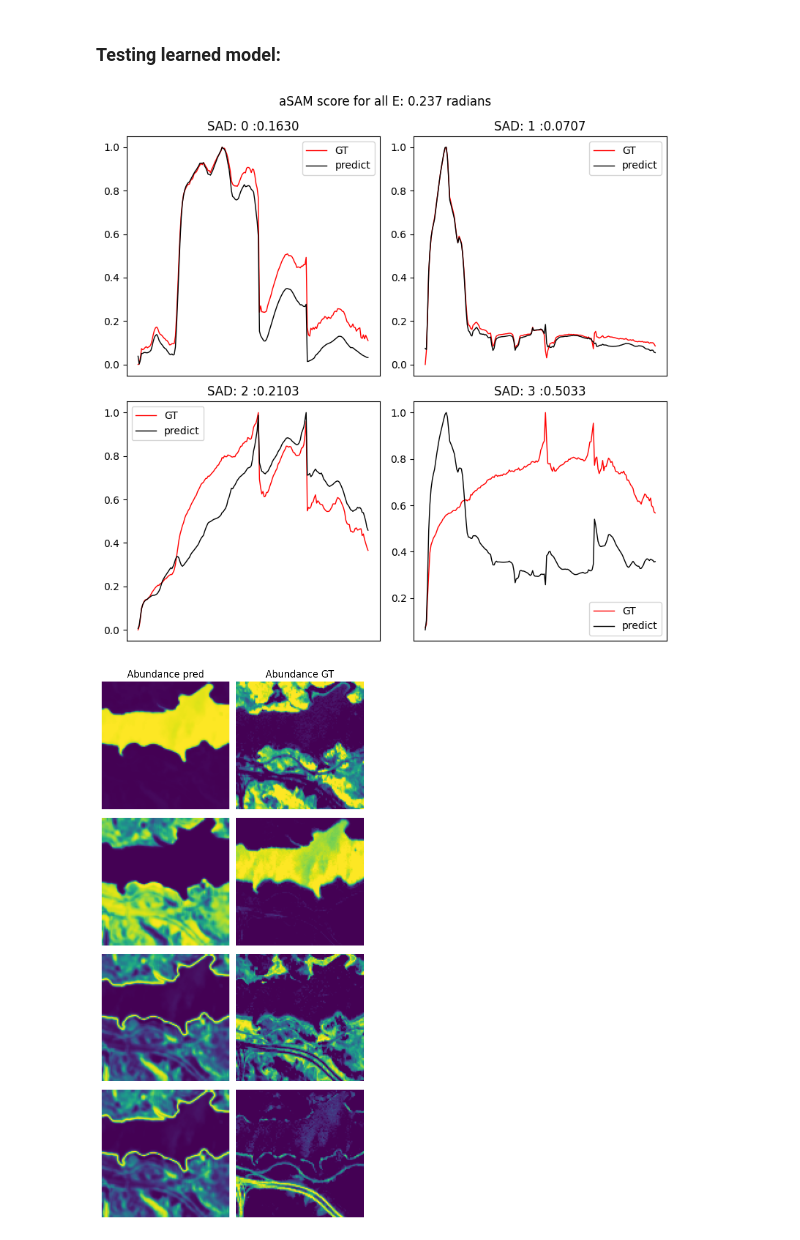
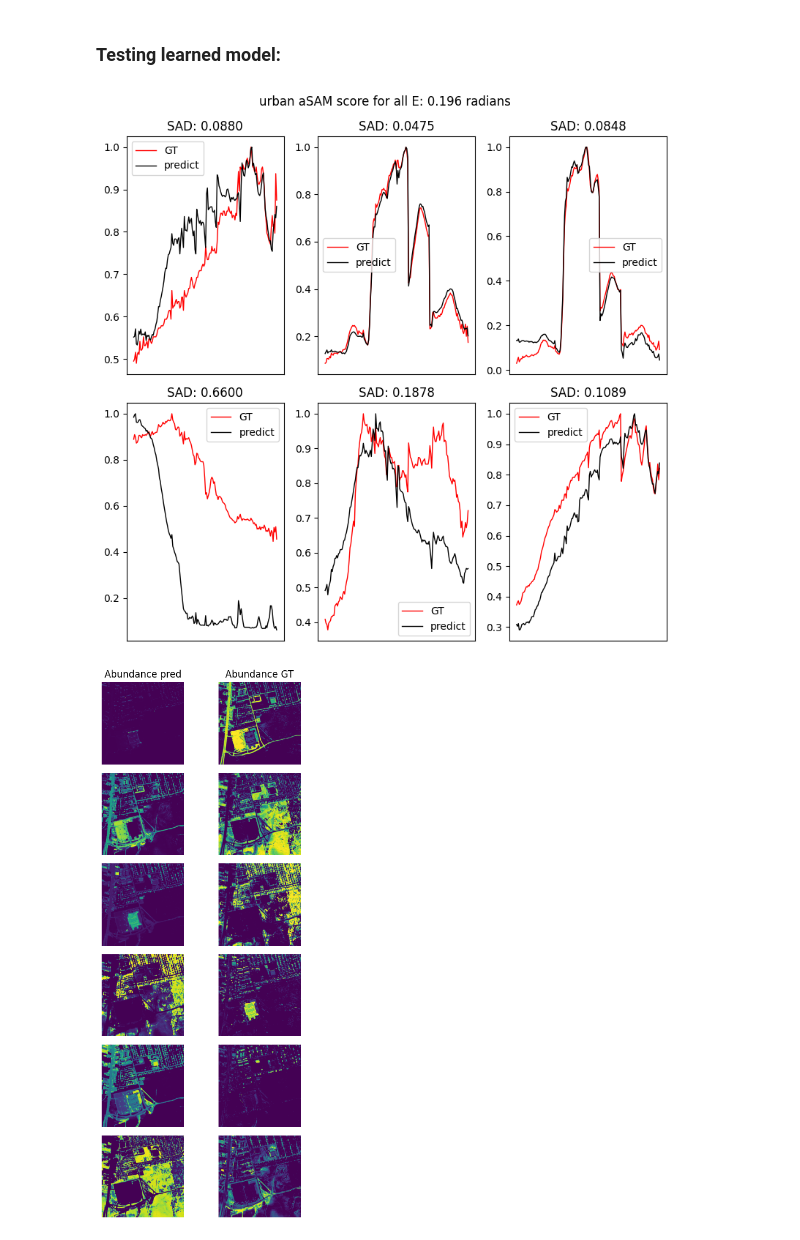
Before and after one commit to edabier/SS-HSU_benchmark, a Jupyter notebook: global_test.ipynb, the cells around one changed output. Saved outputs shown, nothing was run; the diff lists cells and outputs as text; code cells hidden in the pictures.

```diff
--- a/global_test.ipynb
+++ b/global_test.ipynb
@@ -18,7 +18,7 @@ else:
     print(f"{torch.cuda.is_available()}")
     dev = "cpu"
 # %%
-dataset = "jasper"
+dataset = "urban"
 data = io.loadmat(f"datasets/{dataset}.mat")
 Y = torch.tensor(data["Y"])
 Y = Y.to(torch.float32)
@@ -28,7 +28,8 @@ B, c, N = E.shape[0], E.shape[1], Y.shape[1]
 Y = Y.reshape(Y.shape[0], int(Y.shape[1]**0.5), int(Y.shape[1]**0.5))
 H, W = Y.shape[1], Y.shape[2]
 
-patch_size = 100
+patch_size = 5
+batch_size=15
 
 plt.imshow(Y.cpu()[10,:,:])
 # %% [output]
@@ -40,7 +41,7 @@ plt.imshow(Y.cpu()[10,:,:])
 # full_loader = DataLoader(dataset_full)
 # patched_loader = DataLoader(dataset_patched)
 
-full_loader, _, _ = utils.create_dataloader(dataset, dev)
-patched_loader, test_loader, B, _ = utils.create_dataloader(dataset, dev, 0.7, patch_size)
+full_loader, _, _ = utils.create_dataloader(dataset, dev, batch_size=batch_size)
+patched_loader, test_loader, B, _ = utils.create_dataloader(dataset, dev, 0.7, patch_size, batch_size=batch_size)
 # %% [markdown]
 ## Models
@@ -140,30 +136,34 @@ torch.Size([198, 4]) torch.Size([1, 4, 10000])
 # %% [markdown]
 ### Testing learned model:
 # %%
-model.load_state_dict(torch.load("models/CNNAEU_RE_lr_0.01_epoch_90.pt")["model_state_dict"], strict=False)
+model.load_state_dict(torch.load(f"models/{model.__class__.__name__}_RE_{dataset}_lr_{lr}.pt")["model_state_dict"], strict=False)
 
 # Y = torch.tensor(data["Y"])
 # Y = Y.to(torch.float32)[:, :patch_size**2]
-Y_init, e_gt, a_gt = next(iter(full_loader))[0][0], next(iter(full_loader))[1][0], next(iter(full_loader))[2][0]
-Y = Y_init
+
+Y, e_gt, a_gt = next(iter(full_loader))[0][0], next(iter(full_loader))[1][0], next(iter(full_loader))[2][0]
+# A_hat = []
+# Y = Y_init.reshape(Y_init.shape[0], int(Y_init.shape[1]**0.5), int(Y_init.shape[1]**0.5))
+# Y = Y[:, :(Y.shape[1]//patch_size)*patch_size, :(Y.shape[1]//patch_size)*patch_size]
+# Y = Y.reshape(Y.shape[0], Y.shape[2]**2)
+
+# a_gt = a_gt.reshape(a_gt.shape[0], int(a_gt.shape[1]**0.5), int(a_gt.shape[1]**0.5))
+# a_gt = a_gt[:,:(a_gt.shape[1]//patch_size)*patch_size,:(a_gt.shape[1]//patch_size)*patch_size]
+# a_gt = a_gt.reshape(a_gt.shape[0], a_gt.shape[1]**2)
 
 e_hat, a_hat, y_hat = model.forward(Y)
-e_hat = extractor.normalize_endmembers(e_hat)
+# e_hat = extractor.normalize_endmembers(e_hat)
 
-if e_hat.dim() == 3:
-    e_hat = e_hat.squeeze(0)
+# if e_hat.dim() == 3:
+#     e_hat = e_hat.squeeze(0)
 
 a_hat = a_hat.reshape(a_hat.shape[1], int(a_hat.shape[2]**0.5), int(a_hat.shape[2]**0.5))
 a_gt = a_gt.reshape(a_gt.shape[0], int(a_gt.shape[1]**0.5), int(a_gt.shape[1]**0.5))
+# print(a_hat.shape)
+# plt.imshow(a_gt[0,:,:].detach().cpu())
 
-# e_hat = e_hat.T
-# e_gt = e_gt.T
-
-utils.compute_metrics_and_plot(e_hat, e_gt, a_hat, a_gt)
-
-# model = cnnaeu
-# re, sad = utils.test_model(model, full_loader)
-# print(re, sad)
+utils.compute_metrics_and_plot(e_hat, e_gt, a_hat, a_gt, dataset)
+# A_hat = torch.cat(A_hat, dim=1)
 # %% [output]
-[figure, old version]
+[figure, new version]
-[figure, old version]
+[figure, new version]
```
Also changed, not shown: parts of 23 cells of this notebook, 3 other files.
